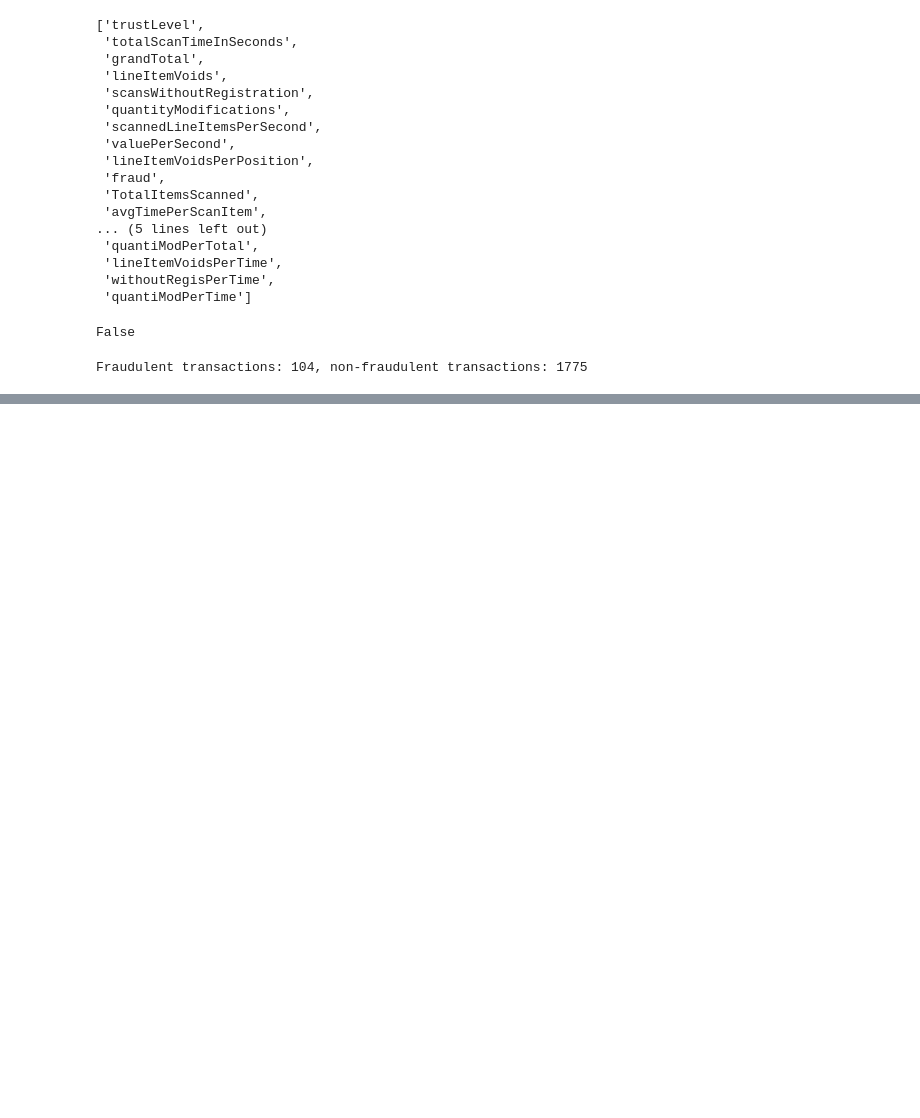
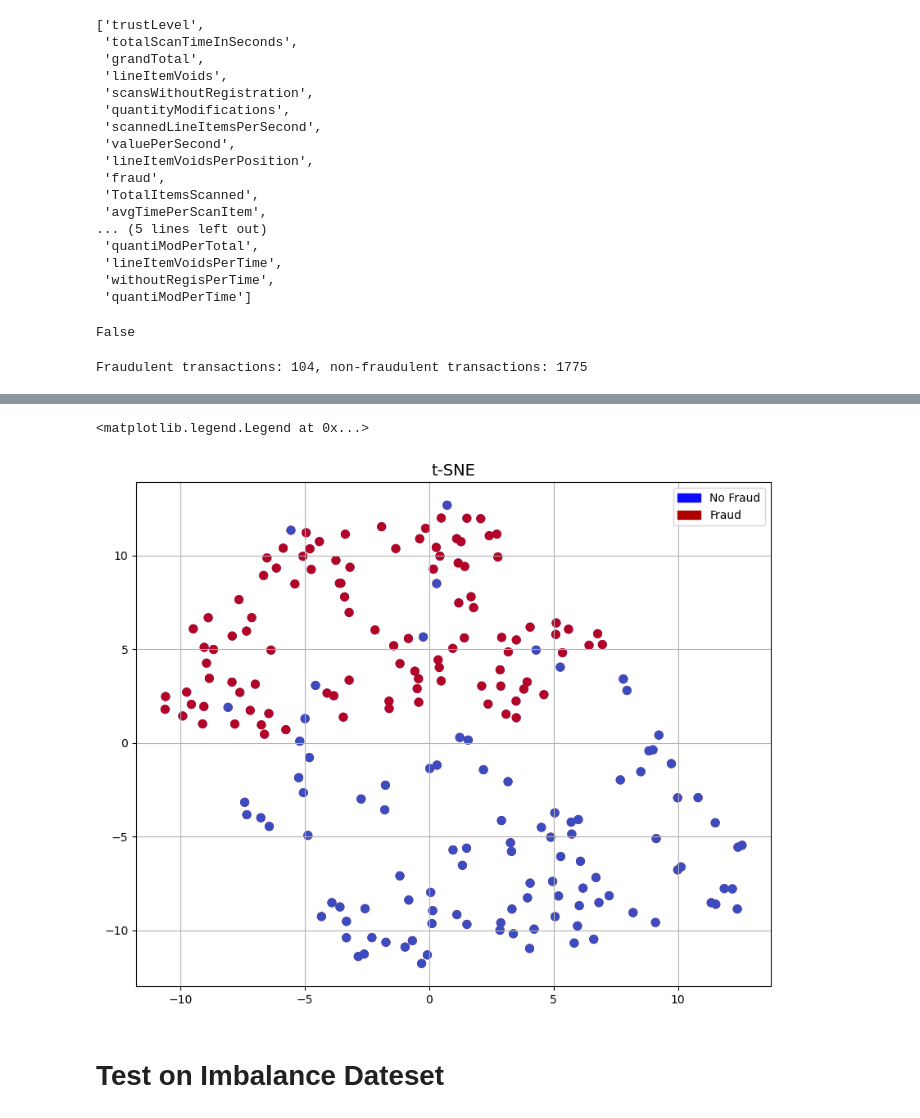
Before and after one commit to TurmaeUrsorum/belajar-piton, a Jupyter notebook: 24. Transaction Classification of Fraud and Non Fraud/fraud_non_fraud.ipynb, the cells around one changed output, grey strips where cells are left out. Cells and saved outputs as stored; diff of their text form; code cells hidden in the pictures; blank space fills up the shorter version.

```diff
--- a/24. Transaction Classification of Fraud and Non Fraud/fraud_non_fraud.ipynb
+++ b/24. Transaction Classification of Fraud and Non Fraud/fraud_non_fraud.ipynb
@@ -617,0 +622,4 @@ Fraudulent transactions: 104, non-fraudulent transactions: 1775
+# %%
+print(dfs.count()[0])
+dfs = dfs.sample(208).reset_index(drop=True)
+dfs.head()
@@ -617,0 +639,5 @@ Fraudulent transactions: 104, non-fraudulent transactions: 1775
+# %%
+#Feature selection based on correlation score
+correlation = df.corr().fraud
+dropped = [i for i in correlation.index if correlation[i] > -0.05 and correlation[i] < 0.05]
+dropped
@@ -617,0 +655,16 @@ Fraudulent transactions: 104, non-fraudulent transactions: 1775
+# %%
+#without downsampling
+X_train = df.drop(columns=dropped+['fraud'])
+y_train = df.fraud.values
+X_test = pred.drop(columns=dropped)
+
+#with downsampling
+X = dfs.drop(columns=dropped+['fraud'])
+y = dfs.fraud.values
+# %%
+from sklearn.preprocessing import StandardScaler
+
+scaler = StandardScaler()
+X_train = scaler.fit_transform(X_train)
+X_test = scaler.transform(X_test)
+X = scaler.fit_transform(X)
@@ -617,0 +674,25 @@ Fraudulent transactions: 104, non-fraudulent transactions: 1775
+# %%
+from sklearn.manifold import TSNE
+import matplotlib.patches as mpatches
+
+
+reduced_x = TSNE(n_components=2, random_state=42).fit_transform(X)
+
+
+f, ax = plt.subplots(figsize=(10,8))
+
+blue_patch = mpatches.Patch(color='#0A0AFF', label='No Fraud')
+red_patch = mpatches.Patch(color='#AF0000', label='Fraud')
+
+ax.scatter(reduced_x[:,0], reduced_x[:,1], c=(y == 0), cmap='coolwarm', label='No Fraud', linewidths=2)
+ax.scatter(reduced_x[:,0], reduced_x[:,1], c=(y == 1), cmap='coolwarm', label='Fraud', linewidths=2)
+ax.set_title('t-SNE', fontsize=14)
+
+ax.grid(True)
+
+ax.legend(handles=[blue_patch, red_patch])
+# %% [output]
+<matplotlib.legend.Legend at 0x...>
+[figure, added]
+# %% [markdown]
+# Test on Imbalance Dateset
```
Also changed, not shown: parts of 7 cells of this notebook.
